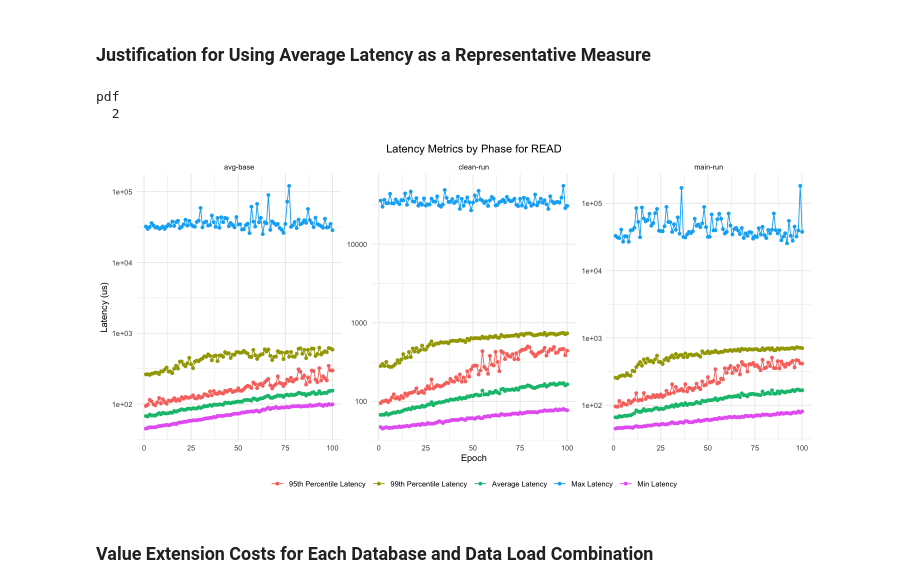
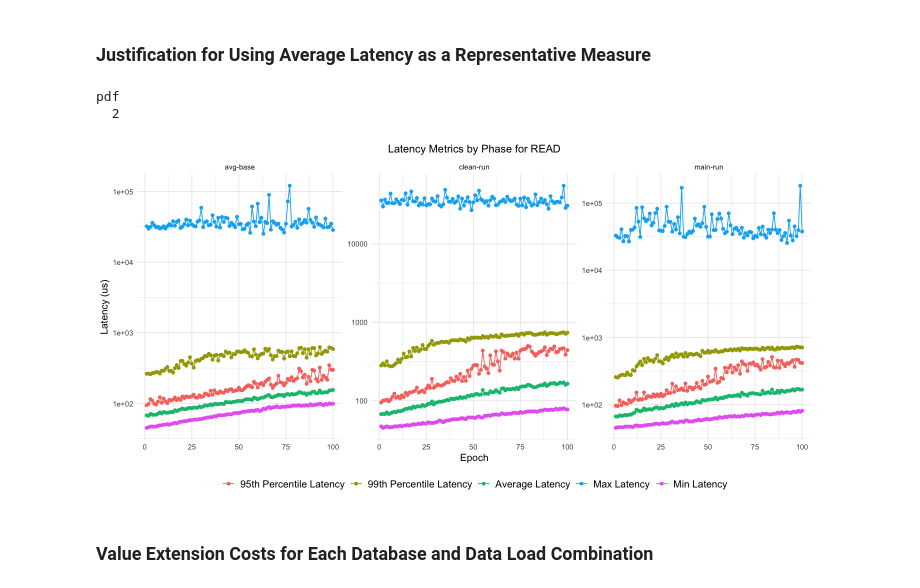
Before and after one commit to dliyanage/YCSB-IVS, a Jupyter notebook: analysis/Scripts/analysis.ipynb, the cells around one changed output. Saved outputs shown, nothing was run; the diff lists cells and outputs as text; code cells hidden in the pictures.

Commit message:
Update baseline plot formation

```diff
--- a/analysis/Scripts/analysis.ipynb
+++ b/analysis/Scripts/analysis.ipynb
@@ -55,6 +37,6 @@ The following object is masked from 'package:lubridate':
 # %%
 # Setting working directory
-analysis_directory = "/Users/dpit0731/Desktop/analysis"
+analysis_directory = "/Users/dpit0731/Desktop/YCSB-IVS/analysis"
 setwd(paste(analysis_directory, "/Data/Workload_data", sep = ""))
 # %% [markdown]
 ### Performance Evaluation of Read-Only Workloads: Lightweight vs. Heavyweight
@@ -195,36 +176,38 @@ phase_wise_latency = ggplot(data = data_op, aes(x = Epoch)) +
   geom_line(aes(y = X99thPercentileLatency.us., color = "99th Percentile Latency")) +
   geom_point(aes(y = X99thPercentileLatency.us., color = "99th Percentile Latency")) +
 
   scale_y_log10(name = "Latency (us)") +
   labs(
     title = paste("Latency Metrics by Phase for", operation),
     x = "Epoch"
   ) +
   theme_minimal() +
   theme(
-    plot.title = element_text(hjust = 0.5),
+    plot.title = element_text(hjust = 0.5, size = 13),
     legend.title = element_blank(),
-    legend.position = "bottom"
+    legend.position = "bottom",
+    axis.title = element_text(size = 12),
+    legend.text = element_text(size = 12)
   ) +
   facet_wrap(~ Phase, scales = "free_y", ncol = 4)
 
 # Set PDF device with specified width and height
 plot_name = paste(database,"_","latency_measures.pdf", sep = "")
 pdf(paste(analysis_directory, "/Figures/",plot_name, sep = ""), width = 10, height = 6)
 
 # Print the plot object
 print(phase_wise_latency)
 
 # Turn off the PDF device
 dev.off()
 
 # Show saved plot
 options(repr.plot.width=12, repr.plot.height=6)
 print(phase_wise_latency)
 # %% [output]
 pdf
   2
-[figure, old version]
+[figure, new version]
 # %% [markdown]
 ### Value Extension Costs for Each Database and Data Load Combination
 # %%
```
Also changed, not shown: parts of 4 cells of this notebook, 21 other files.
